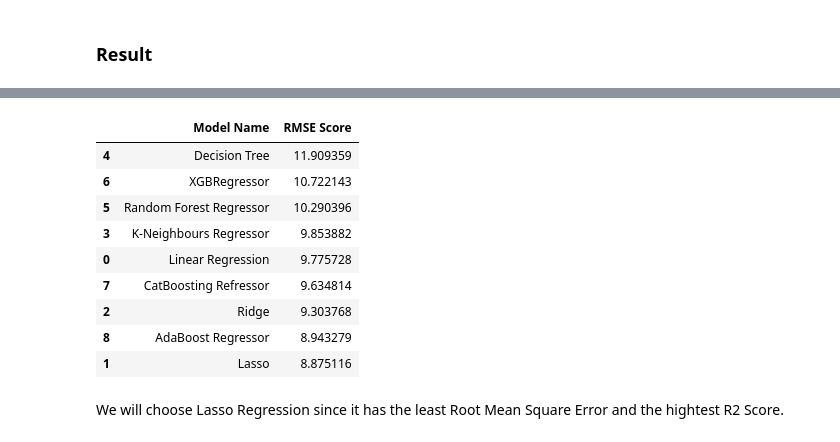
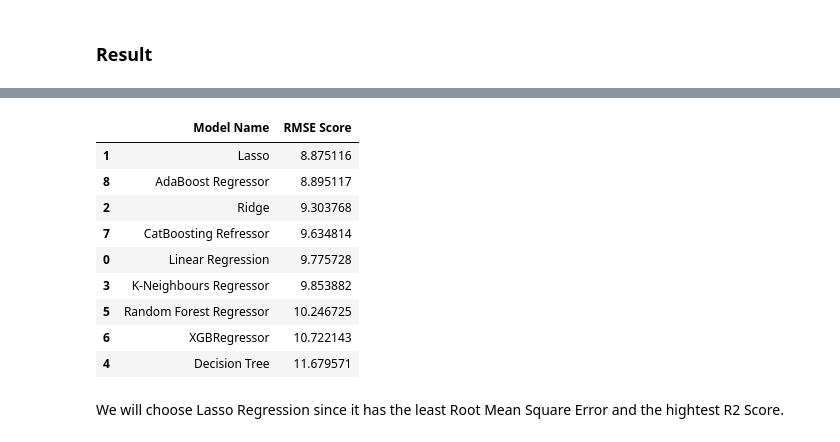
Before and after one commit to Karan-Karthik/Student_Performance_Analysis-Predictor, a Jupyter notebook: source/notebook/MODEL TRAINING.ipynb, the cells around one changed output, grey strips where cells are left out. Drawn from its saved outputs; the diff is of its cells as text; code cells hidden in the pictures.

```diff
--- a/source/notebook/MODEL TRAINING.ipynb
+++ b/source/notebook/MODEL TRAINING.ipynb
@@ -146,16 +146,16 @@ pd.DataFrame(list(zip(model_list, r2_list)), columns=['Model Name', 'R2 Score'])
 # %%
-pd.DataFrame(list(zip(model_list, rmse_list)), columns=['Model Name', 'RMSE Score']).sort_values(by=['RMSE Score'], ascending=False)
+pd.DataFrame(list(zip(model_list, rmse_list)), columns=['Model Name', 'RMSE Score']).sort_values(by=['RMSE Score'], ascending=True)
 # %% [output]
 |  | Model Name | RMSE Score |
-| 4 | Decision Tree | 11.909359 |
+| 1 | Lasso | 8.875116 |
+| 8 | AdaBoost Regressor | 8.895117 |
+| 2 | Ridge | 9.303768 |
+| 7 | CatBoosting Refressor | 9.634814 |
+| 0 | Linear Regression | 9.775728 |
+| 3 | K-Neighbours Regressor | 9.853882 |
+| 5 | Random Forest Regressor | 10.246725 |
 | 6 | XGBRegressor | 10.722143 |
-| 5 | Random Forest Regressor | 10.290396 |
-| 3 | K-Neighbours Regressor | 9.853882 |
-| 0 | Linear Regression | 9.775728 |
-| 7 | CatBoosting Refressor | 9.634814 |
-| 2 | Ridge | 9.303768 |
-| 8 | AdaBoost Regressor | 8.943279 |
-| 1 | Lasso | 8.875116 |
+| 4 | Decision Tree | 11.679571 |
 # %% [markdown]
 We will choose Lasso Regression since it has the least Root Mean Square Error and the hightest R2 Score.
 # %% [markdown]
```
Also changed, not shown: parts of 2 cells of this notebook, 9 other files.
